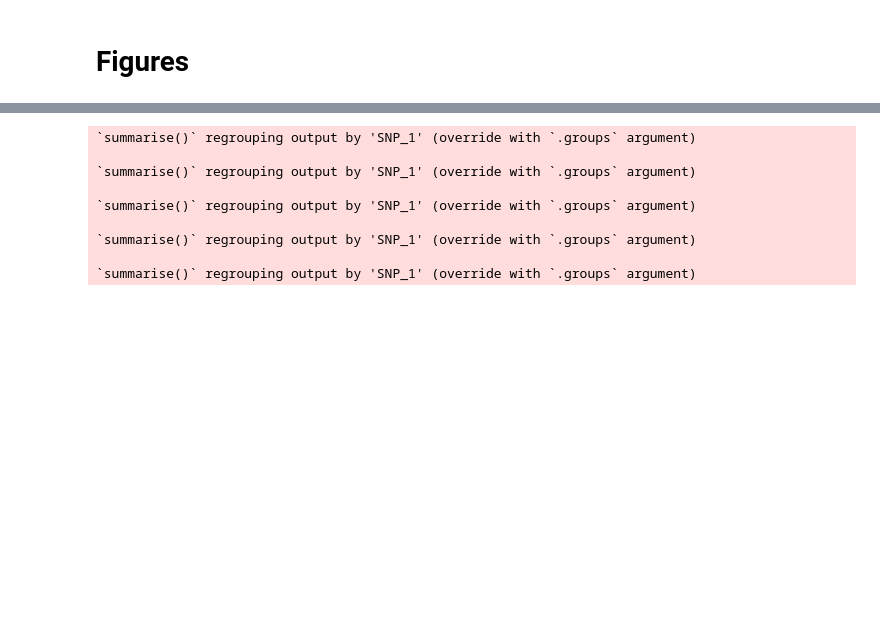
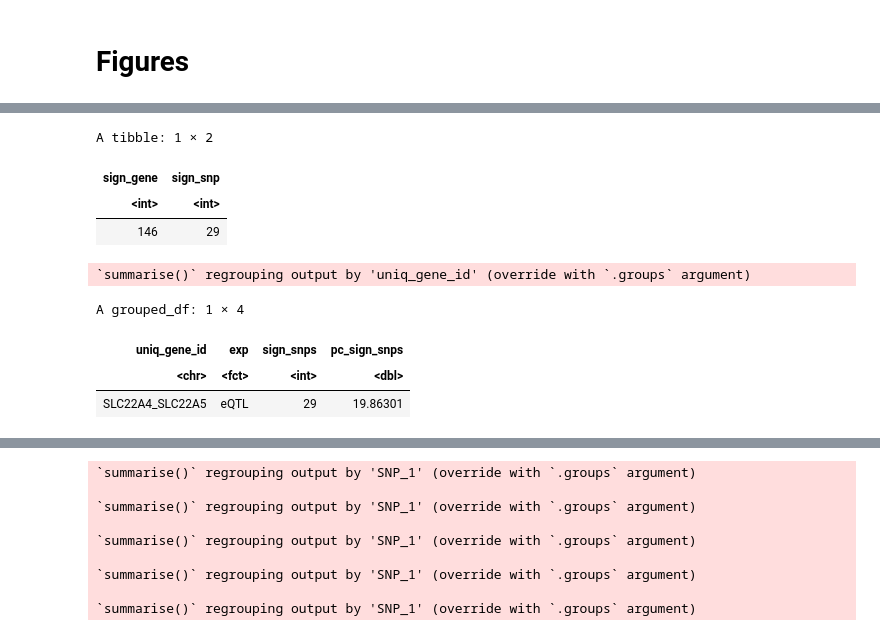
Before and after one commit to DianeDuroux/BiologicalEpistasis, a Jupyter notebook: doc/gene_networks.ipynb, the cells around one changed output, grey strips where cells are left out. Cells and saved outputs as stored; diff of their text form; code cells hidden in the pictures; blank space fills up the shorter version.

```diff
--- a/doc/gene_networks.ipynb
+++ b/doc/gene_networks.ipynb
@@ -358,3 +359,24 @@ ggsave(filename = 'fig/sign_snps_per_gene_and_viceversa.pdf',
+# %%
+maps %>%
+    filter(uniq_gene_id == 'SLC22A4_SLC22A5' & exp == 'eQTL') %>%
+    summarize(sign_gene = sum(sign_gene),
+              sign_snp = sum(sign_snp))
+maps %>%
+    filter(sign_gene) %>%
+    group_by(uniq_gene_id, exp) %>%
+    summarise(sign_snps = sum(sign_snp),
+              pc_sign_snps = 100 * sign_snps / n()) %>%
+    filter(uniq_gene_id == 'SLC22A4_SLC22A5' & exp == 'eQTL')
+# %% [output]
+A tibble: 1 × 2
+| sign_gene | sign_snp |
+| <int> | <int> |
+| 146 | 29 |
+`summarise()` regrouping output by 'uniq_gene_id' (override with `.groups` argument)
+A grouped_df: 1 × 4
+| uniq_gene_id | exp | sign_snps | pc_sign_snps |
+| <chr> | <fct> | <int> | <dbl> |
+| SLC22A4_SLC22A5 | eQTL | 29 | 19.86301 |
 # %%
 plot_genes <- function(path, tag, color) {
 
```
Also changed, not shown: parts of 3 cells of this notebook, 5 other files.
